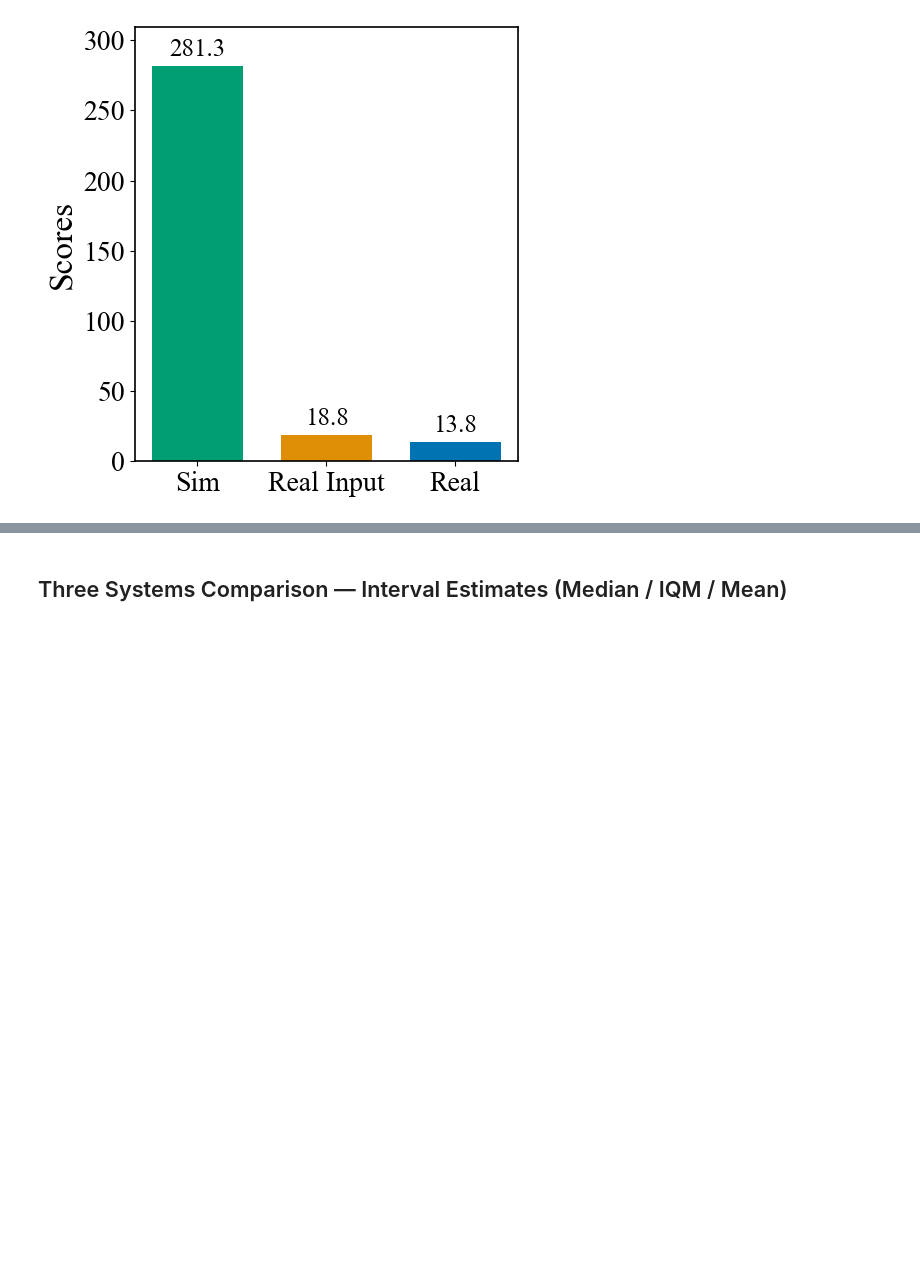
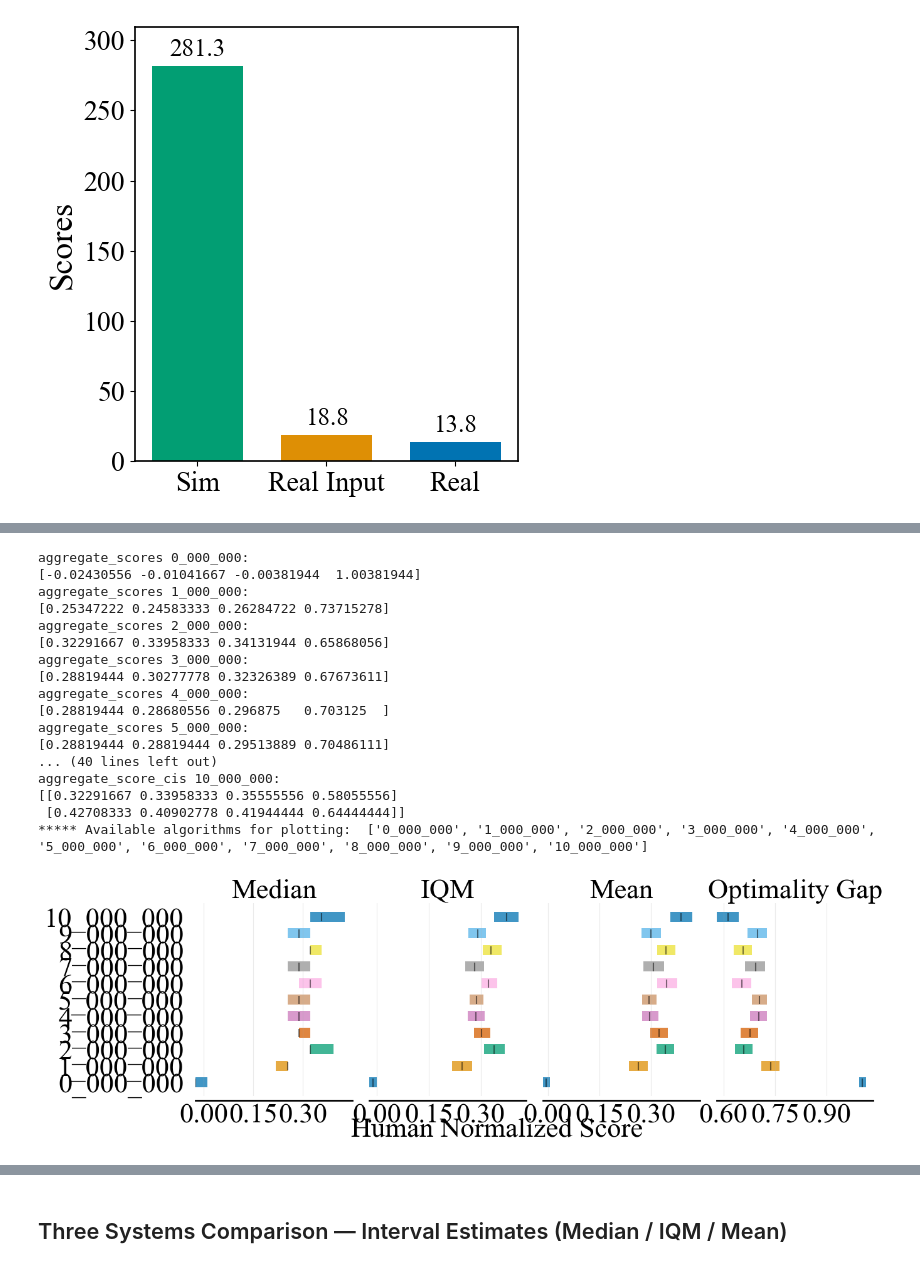
Before and after one commit to RongpingZhou/data_and_plot, a Jupyter notebook: plot.ipynb, the cells around one changed output, grey strips where cells are left out. Drawn from its saved outputs; the diff is of its cells as text; code cells hidden in the pictures; blank space fills up the shorter version.

```diff
--- a/plot.ipynb
+++ b/plot.ipynb
@@ -739,0 +1076,73 @@ bar_colors: [(0.00784313725490196, 0.6196078431372549, 0.45098039215686275), (0.
+# %%
+hns_dict = {}
+
+for i in range(min(len(labels), array_for_dict.shape[0])):
+    # The evaluation library expects 2D arrays: [num_runs, num_tasks]
+    # array_for_dict[i] is 1D (101 scores from 101 test episodes)
+    # We need to reshape it to 2D: [101 runs, 1 task] for single-task evaluation
+    # print(f"Original shape of array_for_dict[{i}]: {array_for_dict[i].shape}")
+    scores_2d = np.array(array_for_dict[i]).reshape(-1, 1)  # Convert 1D to 2D
+    # print(f"Reshaped scores_2d for {labels[i]}: {scores_2d.shape}")
+    # scores_2d = np.array(array_for_dict[i]).reshape(1, -1)  # Convert 1D to 2D
+    hns_dict[labels[i]] = scores_2d
+    # hns_dict[labels[i]] = array_for_dict[i]
+
+# for key, value in hns_dict.items():
+#     print(f"{key}: ")
+#     print(f"{value}")
+# %%
+aggregate_func = lambda x: np.array([
+    metrics.aggregate_median(x),
+    metrics.aggregate_iqm(x),
+    metrics.aggregate_mean(x),
+    metrics.aggregate_optimality_gap(x)])
+
+aggregate_scores, aggregate_score_cis = rly.get_interval_estimates(hns_dict, aggregate_func, reps=50000)
+
+for key, value in aggregate_scores.items():
+    print(f"aggregate_scores {key}: ")
+    print(f"{value}")
+
+for key, value in aggregate_score_cis.items():
+    print(f"aggregate_score_cis {key}: ")
+    print(f"{value}")
+
+# Use only the algorithms that actually have data
+available_algorithms = list(hns_dict.keys())
+print("*"*5 + " Available algorithms for plotting: ", available_algorithms)
+
+fig2, ax2 = plot_utils.plot_interval_estimates(
+    aggregate_scores,
+    aggregate_score_cis,
+    metric_names=['Median', 'IQM', 'Mean', 'Optimality Gap'],
+    algorithms=available_algorithms,
+    xlabel_y_coordinate=-0.05,
+    xlabel='Human Normalized Score')
+
+fig2.set_size_inches(12, 4)
+
+plt.figure(fig2.number)
+
+fig2.savefig("hns_all_data.pdf", dpi=300, bbox_inches='tight')
+
+plt.pause(0.1)
+plt.show()
+# %% [output]
+aggregate_scores 0_000_000:
+[-0.02430556 -0.01041667 -0.00381944  1.00381944]
+aggregate_scores 1_000_000:
+[0.25347222 0.24583333 0.26284722 0.73715278]
+aggregate_scores 2_000_000:
+[0.32291667 0.33958333 0.34131944 0.65868056]
+aggregate_scores 3_000_000:
+[0.28819444 0.30277778 0.32326389 0.67673611]
+aggregate_scores 4_000_000:
+[0.28819444 0.28680556 0.296875   0.703125  ]
+aggregate_scores 5_000_000:
+[0.28819444 0.28819444 0.29513889 0.70486111]
+... (40 lines left out)
+aggregate_score_cis 10_000_000:
+[[0.32291667 0.33958333 0.35555556 0.58055556]
+ [0.42708333 0.40902778 0.41944444 0.64444444]]
+***** Available algorithms for plotting:  ['0_000_000', '1_000_000', '2_000_000', '3_000_000', '4_000_000', '5_000_000', '6_000_000', '7_000_000', '8_000_000', '9_000_000', '10_000_000']
+[figure, added]
```
Also changed, not shown: parts of 18 cells of this notebook, 43 other files.
